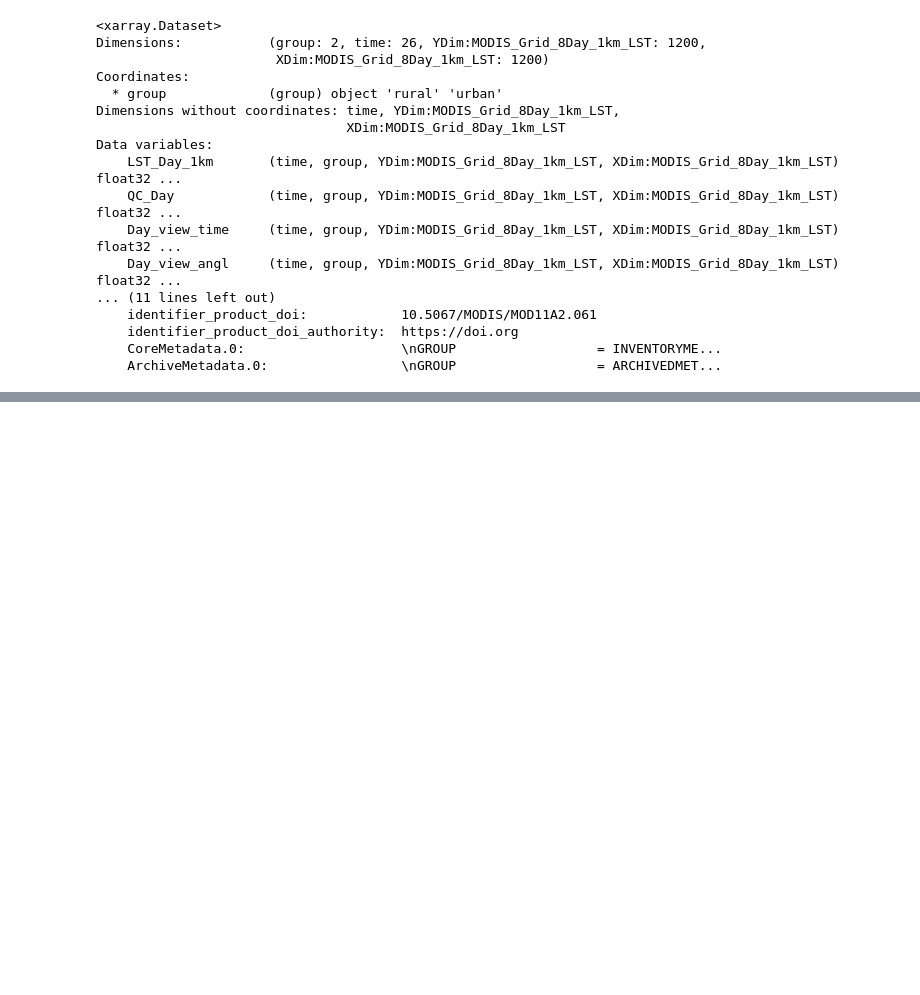
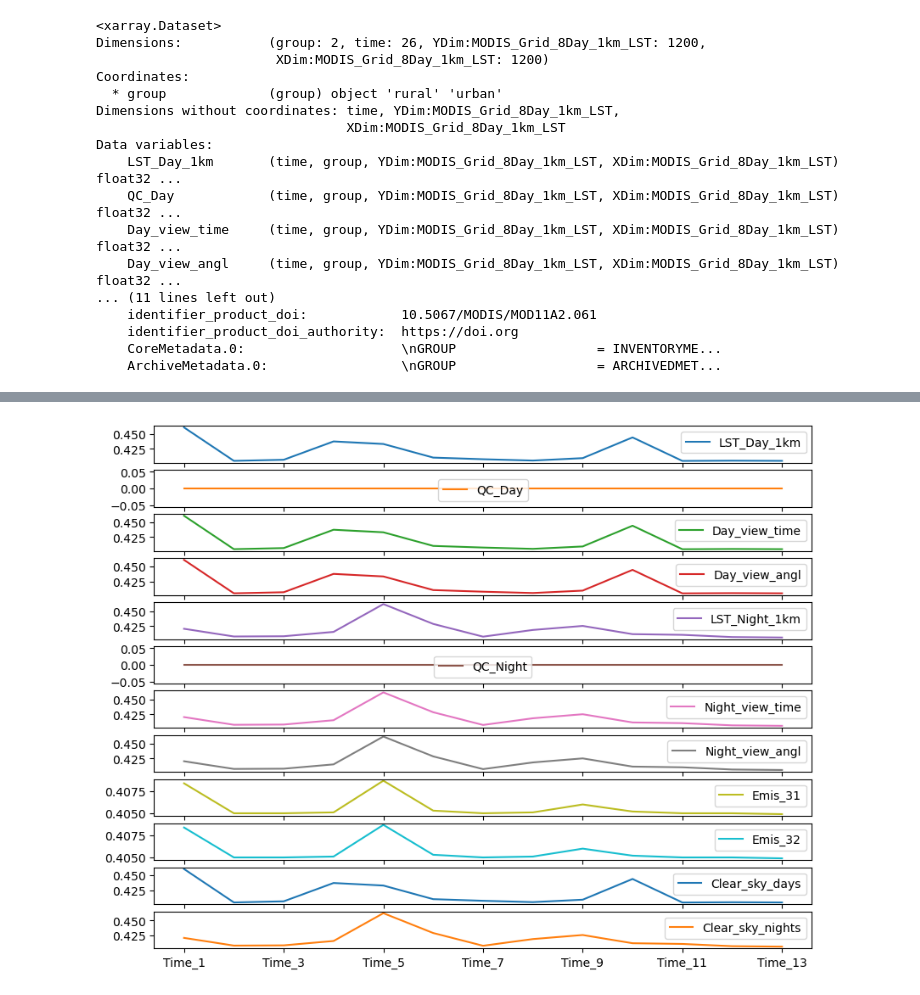
Before and after one commit to jirvingphd/nasa-earth-science, a Jupyter notebook: heat-island-analysis.ipynb, the cells around one changed output, grey strips where cells are left out. Cells and saved outputs as stored; diff of their text form; code cells hidden in the pictures; blank space fills up the shorter version.

```diff
--- a/heat-island-analysis.ipynb
+++ b/heat-island-analysis.ipynb
@@ -905,0 +1105,14 @@ Data variables:
+# %%
+def save_coordinates(ds, lat1,lat2, lon1, lon2):
+    ## Define the latitude and longitude ranges based on the MODIS tile
+    latitudes = np.linspace(lat1, lat2, ds.sizes['YDim:MODIS_Grid_8Day_1km_LST'])
+    longitudes = np.linspace(lon1, lon2, ds.sizes['XDim:MODIS_Grid_8Day_1km_LST'])
+
+    # Add latitude and longitude as coordinates
+    ds = ds.assign_coords(lat=('YDim:MODIS_Grid_8Day_1km_LST', latitudes))
+    ds = ds.assign_coords(lon=('XDim:MODIS_Grid_8Day_1km_LST', longitudes))
+
+    return ds
+
+ds_rural = save_coordinates(ds_rural, *lat_lons['rural']['lat'], *lat_lons['rural']['lon'])
+ds_urban = save_coordinates(ds_urban, *lat_lons['urban']['lat'], *lat_lons['urban']['lon'])
@@ -925,0 +1170,13 @@ df_urban
+# %%
+all_time = []
+
+ds_variable_columns = list(ds_urban.keys())
+
+for i in range(ds_urban.sizes['time']):
+    test_dict = {}
+    for col in ds_variable_columns:
+        loop_df = ds_urban[col].isel(time=i).to_dataframe().reset_index()
+        temp_dict = {'Mean' : round(loop_df[col].isna().mean(), 4),
+                    'Sum': loop_df[col].isna().sum()}
+        test_dict[col] = temp_dict
+    all_time.append(test_dict)
@@ -925,0 +1207,9 @@ df_urban
+# %%
+all_time_df = []
+for i, test_dict in enumerate(all_time):
+    temp_df = pd.DataFrame(test_dict)
+    temp_df = temp_df.loc['Mean']
+    temp_df.name = f"Time_{i+1}"
+    all_time_df.append(temp_df)
+# %%
+nans_df = pd.concat(all_time_df, axis=1)
@@ -925,0 +1266,5 @@ df_urban
+# %%
+ax = nans_df.T.plot(subplots=True, figsize=(10,8))
+# ax.legend(bbox_to_anchor=[1, 1]);
+# %% [output]
+[figure, added]
```
Also changed, not shown: parts of 41 cells of this notebook.
